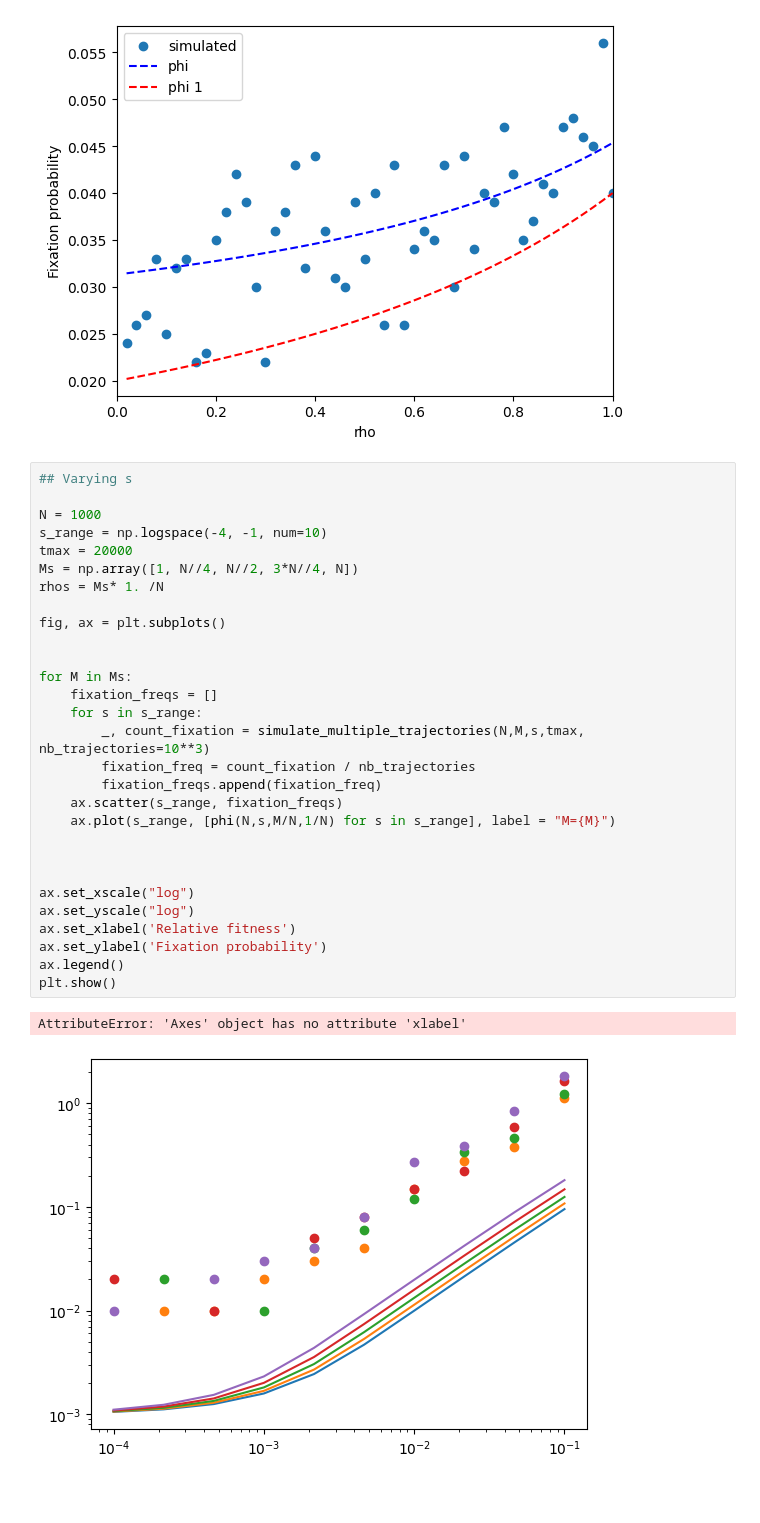
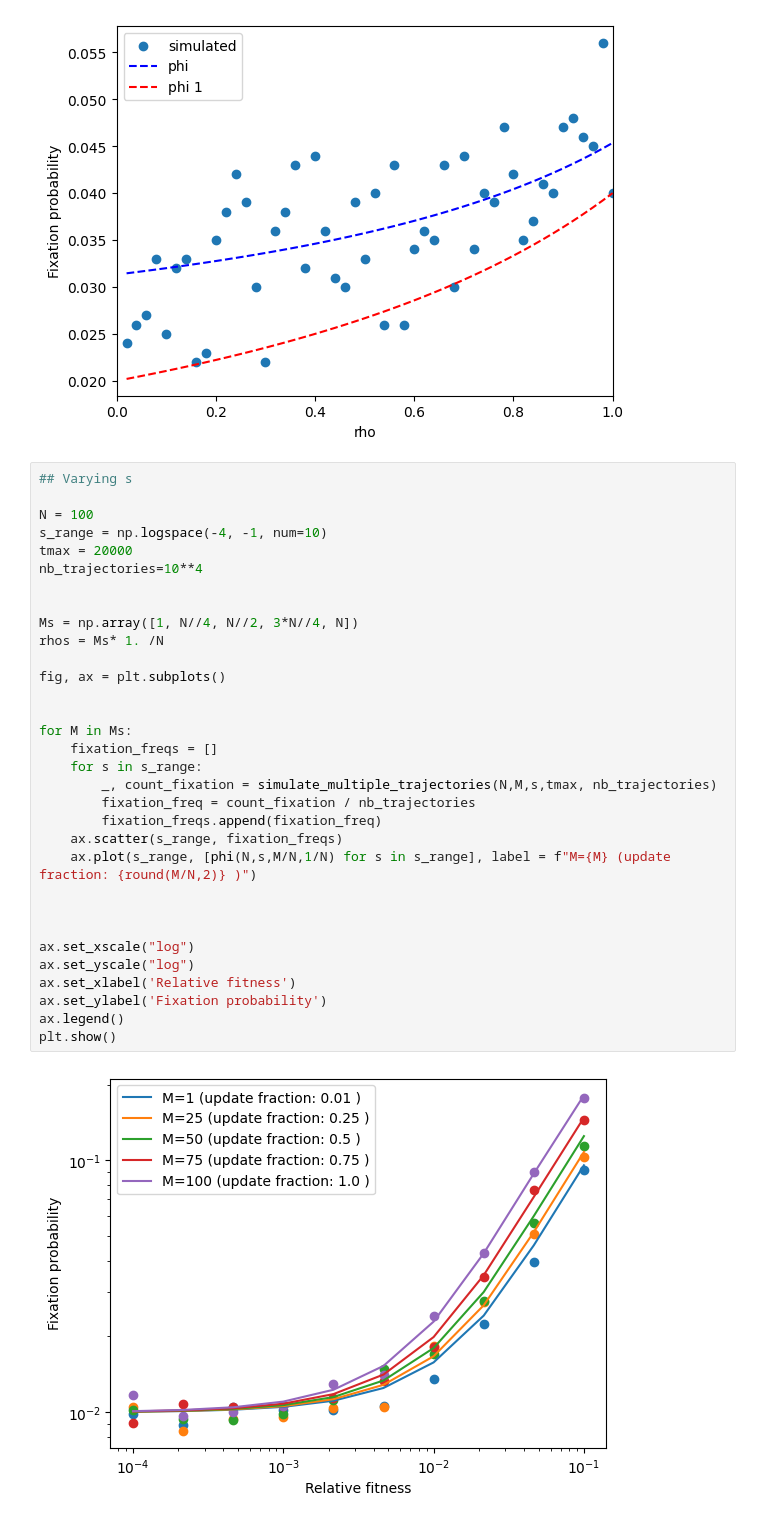
Before and after one commit to Bitbol-Lab/partial_sampling_spatially_structured_population, a Jupyter notebook: well-mixed.ipynb, the cells around one changed output. Saved outputs shown, nothing was run; the diff lists cells and outputs as text; blank space fills up the shorter version.

Commit message:
figure

```diff
--- a/well-mixed.ipynb
+++ b/well-mixed.ipynb
@@ -193,32 +193,34 @@ plt.show()
 # %%
 ## Varying s
 
-N = 1000
+N = 100
 s_range = np.logspace(-4, -1, num=10)
 tmax = 20000
+nb_trajectories=10**4
+
+
 Ms = np.array([1, N//4, N//2, 3*N//4, N])
 rhos = Ms* 1. /N
 
 fig, ax = plt.subplots()
 
 
 for M in Ms:
     fixation_freqs = []
     for s in s_range:
-        _, count_fixation = simulate_multiple_trajectories(N,M,s,tmax, nb_trajectories=10**3)
+        _, count_fixation = simulate_multiple_trajectories(N,M,s,tmax, nb_trajectories)
         fixation_freq = count_fixation / nb_trajectories
         fixation_freqs.append(fixation_freq)
     ax.scatter(s_range, fixation_freqs)
-    ax.plot(s_range, [phi(N,s,M/N,1/N) for s in s_range], label = "M={M}")
+    ax.plot(s_range, [phi(N,s,M/N,1/N) for s in s_range], label = f"M={M} (update fraction: {round(M/N,2)} )")
 
 
 
 ax.set_xscale("log")
 ax.set_yscale("log")
 ax.set_xlabel('Relative fitness')
 ax.set_ylabel('Fixation probability')
 ax.legend()
 plt.show()
 # %% [output]
-AttributeError: 'Axes' object has no attribute 'xlabel'
-[figure, old version]
+[figure, new version]
```
Also changed, not shown: 1 other file.
